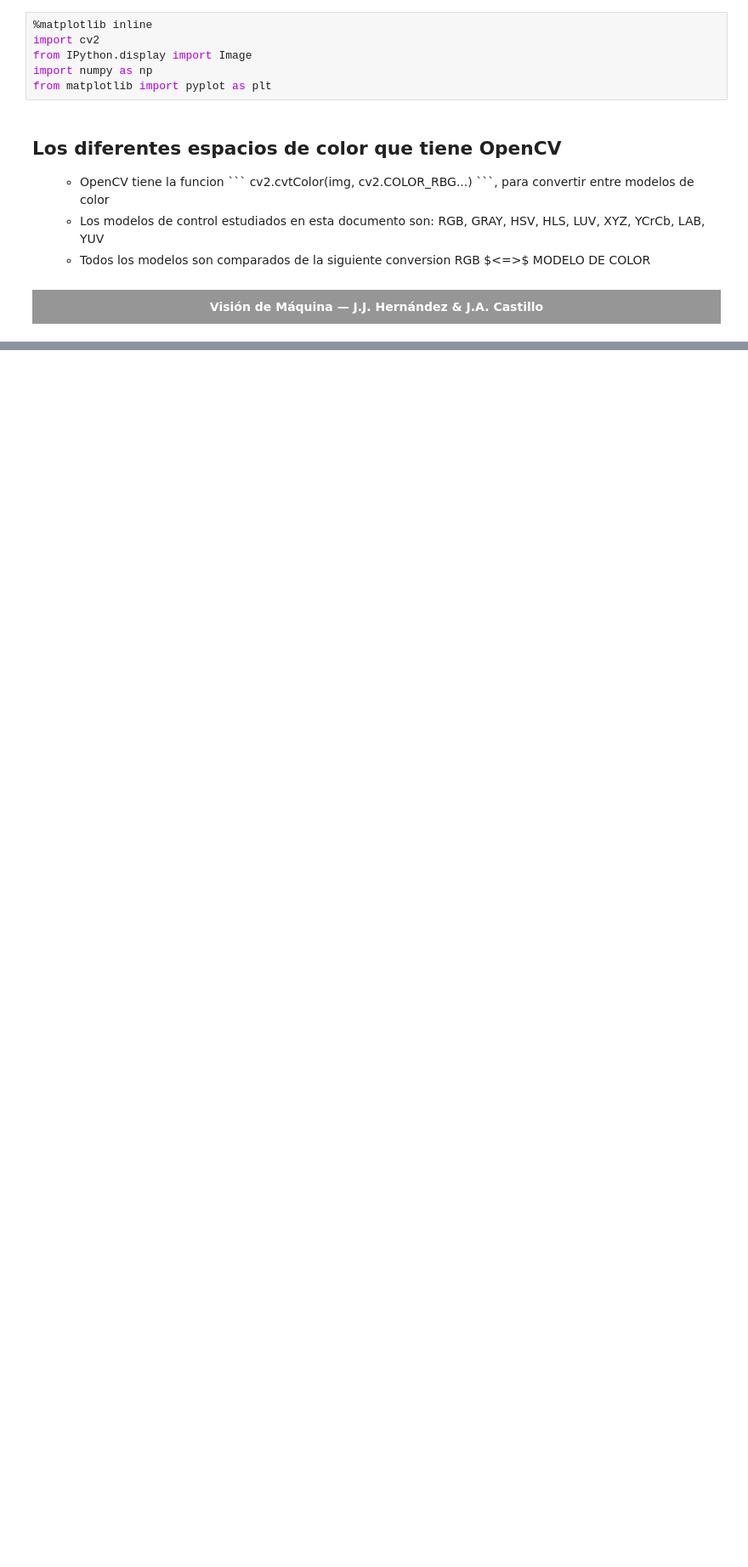
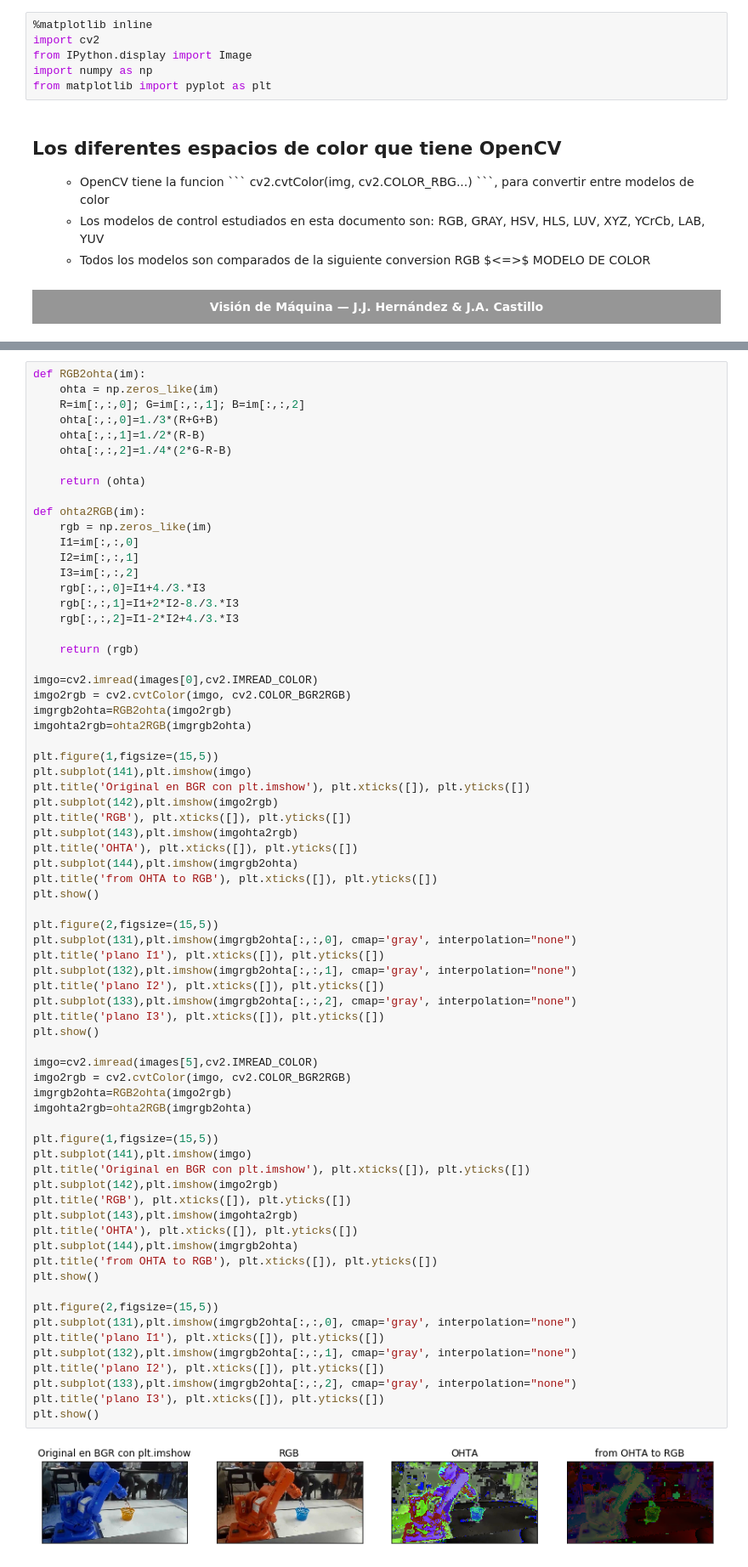
Before and after one commit to jacastillol/machine-vision, a Jupyter notebook: tarea03/Tarea03-color.ipynb, the cells around one changed output, grey strips where cells are left out. Shown at 85% size. Cells and saved outputs as stored; diff of their text form; blank space fills up the shorter version.

```diff
--- a/tarea03/Tarea03-color.ipynb
+++ b/tarea03/Tarea03-color.ipynb
@@ -120,0 +249,72 @@ Visión de Máquina &#8212; J.J. Hernández & J.A. Castillo </h1>
+# %%
+def RGB2ohta(im):
+    ohta = np.zeros_like(im)
+    R=im[:,:,0]; G=im[:,:,1]; B=im[:,:,2]
+    ohta[:,:,0]=1./3*(R+G+B)
+    ohta[:,:,1]=1./2*(R-B)
+    ohta[:,:,2]=1./4*(2*G-R-B)
+
+    return (ohta)
+
+def ohta2RGB(im):
+    rgb = np.zeros_like(im)
+    I1=im[:,:,0]
+    I2=im[:,:,1]
+    I3=im[:,:,2]
+    rgb[:,:,0]=I1+4./3.*I3
+    rgb[:,:,1]=I1+2*I2-8./3.*I3
+    rgb[:,:,2]=I1-2*I2+4./3.*I3
+
+    return (rgb)
+
+imgo=cv2.imread(images[0],cv2.IMREAD_COLOR)
+imgo2rgb = cv2.cvtColor(imgo, cv2.COLOR_BGR2RGB)
+imgrgb2ohta=RGB2ohta(imgo2rgb)
+imgohta2rgb=ohta2RGB(imgrgb2ohta)
+
+plt.figure(1,figsize=(15,5))
+plt.subplot(141),plt.imshow(imgo)
+plt.title('Original en BGR con plt.imshow'), plt.xticks([]), plt.yticks([])
+plt.subplot(142),plt.imshow(imgo2rgb)
+plt.title('RGB'), plt.xticks([]), plt.yticks([])
+plt.subplot(143),plt.imshow(imgohta2rgb)
+plt.title('OHTA'), plt.xticks([]), plt.yticks([])
+plt.subplot(144),plt.imshow(imgrgb2ohta)
+plt.title('from OHTA to RGB'), plt.xticks([]), plt.yticks([])
+plt.show()
+
+plt.figure(2,figsize=(15,5))
+plt.subplot(131),plt.imshow(imgrgb2ohta[:,:,0], cmap='gray', interpolation="none")
+plt.title('plano I1'), plt.xticks([]), plt.yticks([])
+plt.subplot(132),plt.imshow(imgrgb2ohta[:,:,1], cmap='gray', interpolation="none")
+plt.title('plano I2'), plt.xticks([]), plt.yticks([])
+plt.subplot(133),plt.imshow(imgrgb2ohta[:,:,2], cmap='gray', interpolation="none")
+plt.title('plano I3'), plt.xticks([]), plt.yticks([])
+plt.show()
+
+imgo=cv2.imread(images[5],cv2.IMREAD_COLOR)
+imgo2rgb = cv2.cvtColor(imgo, cv2.COLOR_BGR2RGB)
+imgrgb2ohta=RGB2ohta(imgo2rgb)
+imgohta2rgb=ohta2RGB(imgrgb2ohta)
+
+plt.figure(1,figsize=(15,5))
+plt.subplot(141),plt.imshow(imgo)
+plt.title('Original en BGR con plt.imshow'), plt.xticks([]), plt.yticks([])
+plt.subplot(142),plt.imshow(imgo2rgb)
+plt.title('RGB'), plt.xticks([]), plt.yticks([])
+plt.subplot(143),plt.imshow(imgohta2rgb)
+plt.title('OHTA'), plt.xticks([]), plt.yticks([])
+plt.subplot(144),plt.imshow(imgrgb2ohta)
+plt.title('from OHTA to RGB'), plt.xticks([]), plt.yticks([])
+plt.show()
+
+plt.figure(2,figsize=(15,5))
+plt.subplot(131),plt.imshow(imgrgb2ohta[:,:,0], cmap='gray', interpolation="none")
+plt.title('plano I1'), plt.xticks([]), plt.yticks([])
+plt.subplot(132),plt.imshow(imgrgb2ohta[:,:,1], cmap='gray', interpolation="none")
+plt.title('plano I2'), plt.xticks([]), plt.yticks([])
+plt.subplot(133),plt.imshow(imgrgb2ohta[:,:,2], cmap='gray', interpolation="none")
+plt.title('plano I3'), plt.xticks([]), plt.yticks([])
+plt.show()
+# %% [output]
+[figure, added]
```
Also changed, not shown: parts of 5 cells of this notebook, 3 other files.
